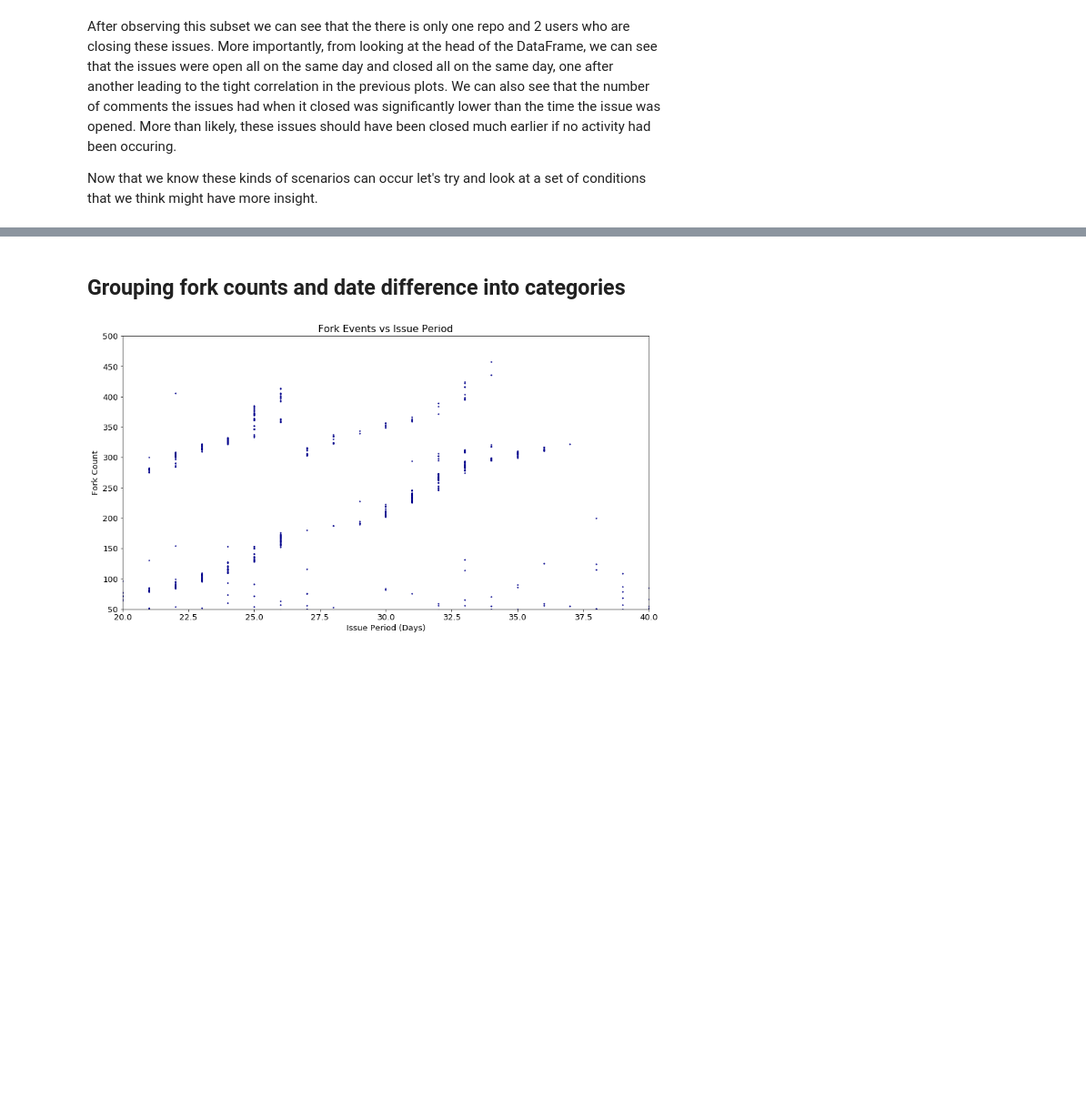
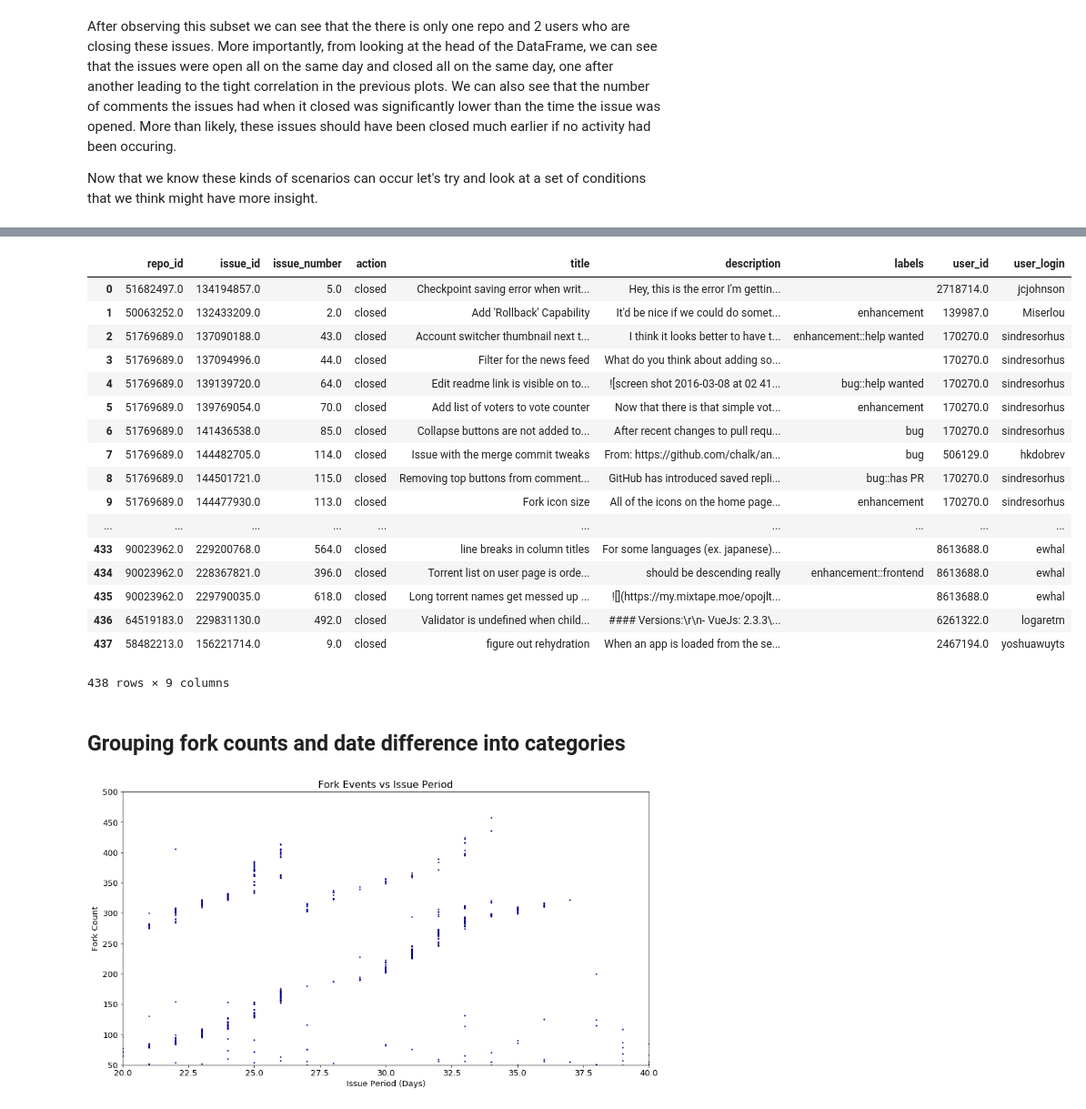
Before and after one commit to nicholas-alonzo/GitHub-Repo-Analysis, a Jupyter notebook: Event-Exploration_na.ipynb, the cells around one changed output, grey strips where cells are left out. Shown at 91% size. Drawn from its saved outputs; the diff is of its cells as text; code cells hidden in the pictures; blank space fills up the shorter version.

Commit message:
adding in mapping pull requests to issues

```diff
--- a/Event-Exploration_na.ipynb
+++ b/Event-Exploration_na.ipynb
@@ -292,0 +331,3 @@ Now that we know these kinds of scenarios can occur let's try and look at a set
+# %%
+referenced_issues = pd.concat([referenced_issues1, referenced_issues2])
+referenced_issues = referenced_issues.reset_index(drop=True)
@@ -292,0 +344,3 @@ Now that we know these kinds of scenarios can occur let's try and look at a set
+# %%
+# now extract the patterns
+issue_matches = referenced_issues['description'].str.extractall(issue_rgx + '|' + rgx4, flags=re.IGNORECASE)
@@ -292,0 +378,2 @@ Now that we know these kinds of scenarios can occur let's try and look at a set
+# %%
+referenced_issues['issues'] = referenced_issues['pull_request_id'].map(D)
@@ -293,3 +401,52 @@ Now that we know these kinds of scenarios can occur let's try and look at a set
+# %%
+# Now we can use the referenced_issues DataFrame to do parameterized queries to get
+# the information on the issues that were referenced from the Pull Requests
+
+DFs = []
+for idx, row in referenced_issues.iterrows():
+
+    issue_numbers = ', '.join(row.issues)
+
+    query = """
+    SELECT repo_id,
+           issue_id,
+           issue_number,
+           title AS issue_title,
+           description AS issue_description,
+           labels AS issue_labels,
+           user_id,
+           user_login
+      FROM issues_events
+     WHERE repo_id = %s AND issue_number IN (%s) AND action = 'closed'
+     """ % (row.root_repo_id, issue_numbers)
+
+    result = pd.read_sql(query, db)
+#     result.insert(0, 'issue_id', row.issue_id)
+#     result.insert(0, 'repo_id', row.repo_id)
+    DFs.append(result)
+
+refers = pd.concat(DFs, axis=0, ignore_index=True)
+# %%
+refers
+# %% [output]
+|  | repo_id | issue_id | issue_number | action | title | description | labels | user_id | user_login |
+| 0 | 51682497.0 | 134194857.0 | 5.0 | closed | Checkpoint saving error when writ... | Hey, this is the error I'm gettin... |  | 2718714.0 | jcjohnson |
+| 1 | 50063252.0 | 132433209.0 | 2.0 | closed | Add 'Rollback' Capability | It'd be nice if we could do somet... | enhancement | 139987.0 | Miserlou |
+| 2 | 51769689.0 | 137090188.0 | 43.0 | closed | Account switcher thumbnail next t... | I think it looks better to have t... | enhancement::help wanted | 170270.0 | sindresorhus |
+| 3 | 51769689.0 | 137094996.0 | 44.0 | closed | Filter for the news feed | What do you think about adding so... |  | 170270.0 | sindresorhus |
+| 4 | 51769689.0 | 139139720.0 | 64.0 | closed | Edit readme link is visible on to... | ![screen shot 2016-03-08 at 02 41... | bug::help wanted | 170270.0 | sindresorhus |
+| 5 | 51769689.0 | 139769054.0 | 70.0 | closed | Add list of voters to vote counter | Now that there is that simple vot... | enhancement | 170270.0 | sindresorhus |
+| 6 | 51769689.0 | 141436538.0 | 85.0 | closed | Collapse buttons are not added to... | After recent changes to pull requ... | bug | 170270.0 | sindresorhus |
+| 7 | 51769689.0 | 144482705.0 | 114.0 | closed | Issue with the merge commit tweaks | From: https://github.com/chalk/an... | bug | 506129.0 | hkdobrev |
+| 8 | 51769689.0 | 144501721.0 | 115.0 | closed | Removing top buttons from comment... | GitHub has introduced saved repli... | bug::has PR | 170270.0 | sindresorhus |
+| 9 | 51769689.0 | 144477930.0 | 113.0 | closed | Fork icon size | All of the icons on the home page... | enhancement | 170270.0 | sindresorhus |
+| ... | ... | ... | ... | ... | ... | ... | ... | ... | ... |
+| 433 | 90023962.0 | 229200768.0 | 564.0 | closed | line breaks in column titles | For some languages (ex. japanese)... |  | 8613688.0 | ewhal |
+| 434 | 90023962.0 | 228367821.0 | 396.0 | closed | Torrent list on user page is orde... | should be descending really | enhancement::frontend | 8613688.0 | ewhal |
+| 435 | 90023962.0 | 229790035.0 | 618.0 | closed | Long torrent names get messed up ... | ![](https://my.mixtape.moe/opojlt... |  | 8613688.0 | ewhal |
+| 436 | 64519183.0 | 229831130.0 | 492.0 | closed | Validator is undefined when child... | #### Versions:\r\n- VueJs: 2.3.3\... |  | 6261322.0 | logaretm |
+| 437 | 58482213.0 | 156221714.0 | 9.0 | closed | figure out rehydration | When an app is loaded from the se... |  | 2467194.0 | yoshuawuyts |
+438 rows × 9 columns
 # %% [markdown]
 ## Grouping fork counts and date difference into categories
 # %%
```
Also changed, not shown: parts of 17 cells of this notebook.
